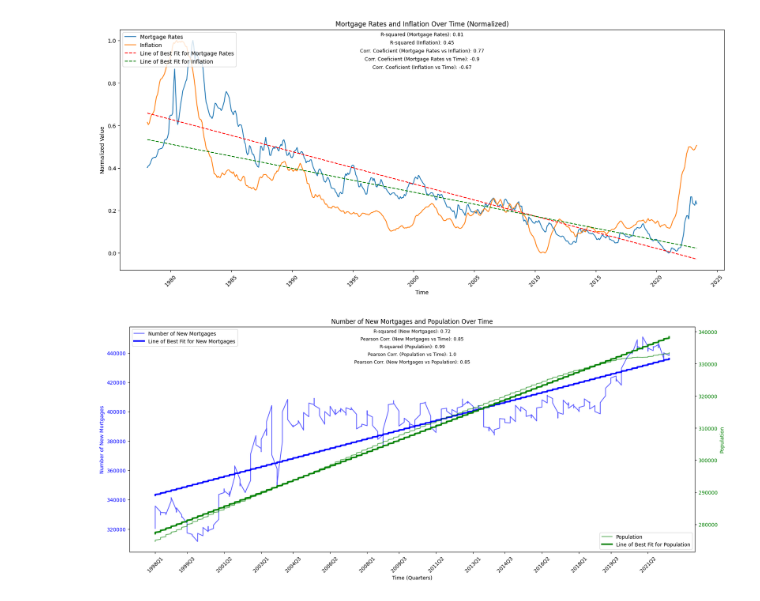
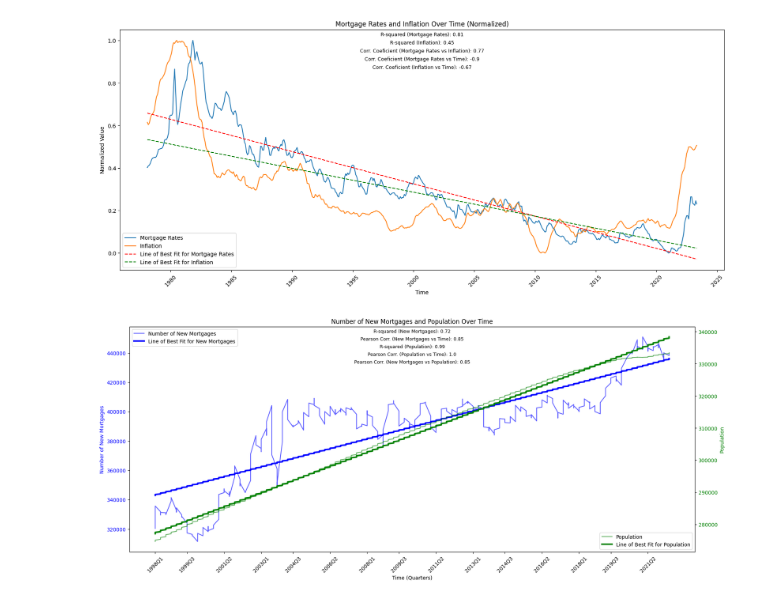
Before and after one commit to kechprog/infl, a Jupyter notebook: main.ipynb, the cells around one changed output. Cells and saved outputs as stored; diff of their text form; code cells hidden in the pictures.

```diff
--- a/main.ipynb
+++ b/main.ipynb
@@ -40,35 +40,35 @@ plt.plot(dates, p2(x), "g--", label='Line of Best Fit for Inflation')
 plt.xlabel('Time')
 plt.ylabel('Normalized Value')
 plt.title('Mortgage Rates and Inflation Over Time (Normalized)')
-plt.legend(loc='upper left')
+plt.legend(loc='lower left')
 plt.gcf().set_size_inches(20, 8)
 plt.xticks(rotation=45)
 
 # Calculate and display coefficients on the plot
 r_squared_morgage_rates = round(np.corrcoef(x, morgage_rates)[0, 1] ** 2, 2)
 r_squared_inflation = round(np.corrcoef(x, inflation)[0, 1] ** 2, 2)
 pearson_corr = round(morgage_rates.corr(inflation), 2)
 pearson_corr_mortgage_time = round(np.corrcoef(x, morgage_rates)[0, 1], 2)
 pearson_corr_inflation_time = round(np.corrcoef(x, inflation)[0, 1], 2)
 
 # Display text on plot
 annotations = [
     f'R-squared (Mortgage Rates): {r_squared_morgage_rates}',
     f'R-squared (Inflation): {r_squared_inflation}',
     f'Corr. Coeficient (Mortgage Rates vs Inflation): {pearson_corr}',
     f'Corr. Coeficient (Mortgage Rates vs Time): {pearson_corr_mortgage_time}',
     f'Corr. Coeficient (Inflation vs Time): {pearson_corr_inflation_time}'
 ]
 
 # Using annotation to display centered text at the top of the plot
 for i, annotation in enumerate(annotations):
     plt.annotate(annotation, xy=(0.5, 1), xytext=(0, -5 - 15 * i), fontsize=9,
                  xycoords='axes fraction', textcoords='offset points',
                  ha='center', va='top')
 
 plt.show()
 # %% [output]
-[figure, old version]
+[figure, new version]
 # %%
 df = concat(
     './data/raw/POPTHM.csv',
```
Also changed, not shown: parts of 6 cells of this notebook, 8 other files.
